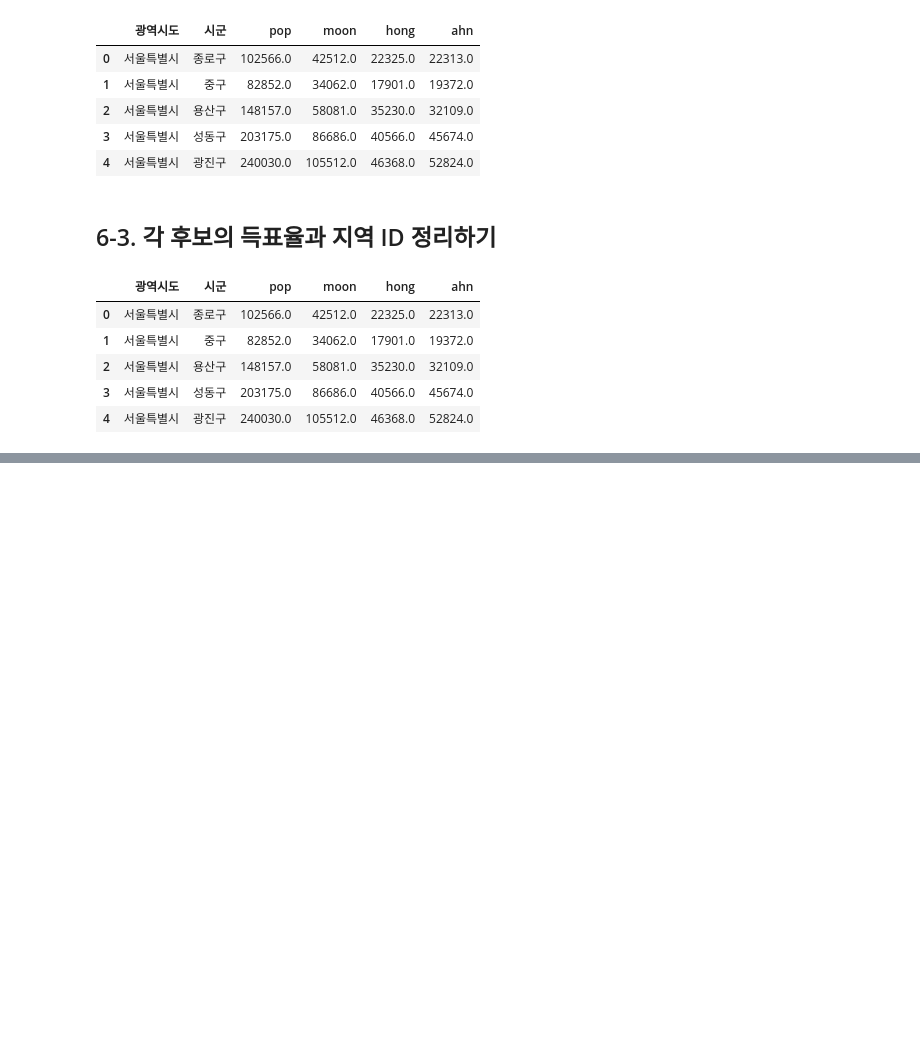
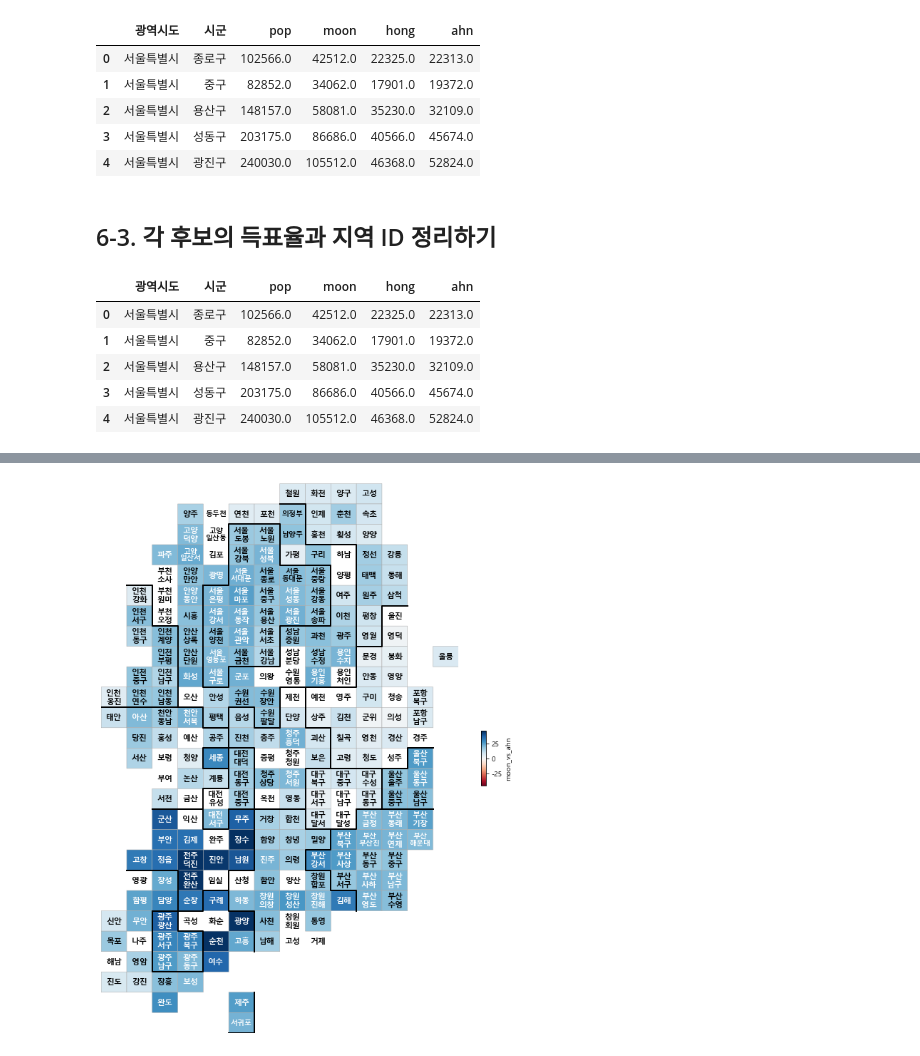
Before and after one commit to dsoa2357/Presidential-Election-Result, a Jupyter notebook: 6장_19대 대선 자료 분석하기.ipynb, the cells around one changed output, grey strips where cells are left out. Drawn from its saved outputs; the diff is of its cells as text; code cells hidden in the pictures; blank space fills up the shorter version.

```diff
--- a/6장_19대 대선 자료 분석하기.ipynb
+++ b/6장_19대 대선 자료 분석하기.ipynb
@@ -327,0 +707,4 @@ def cut_char_sigu(name):
+# %%
+drawKorea('moon_vs_ahn', final_elect_data, 'RdBu')
+# %% [output]
+[figure, added]
```
Also changed, not shown: parts of 34 cells of this notebook.
